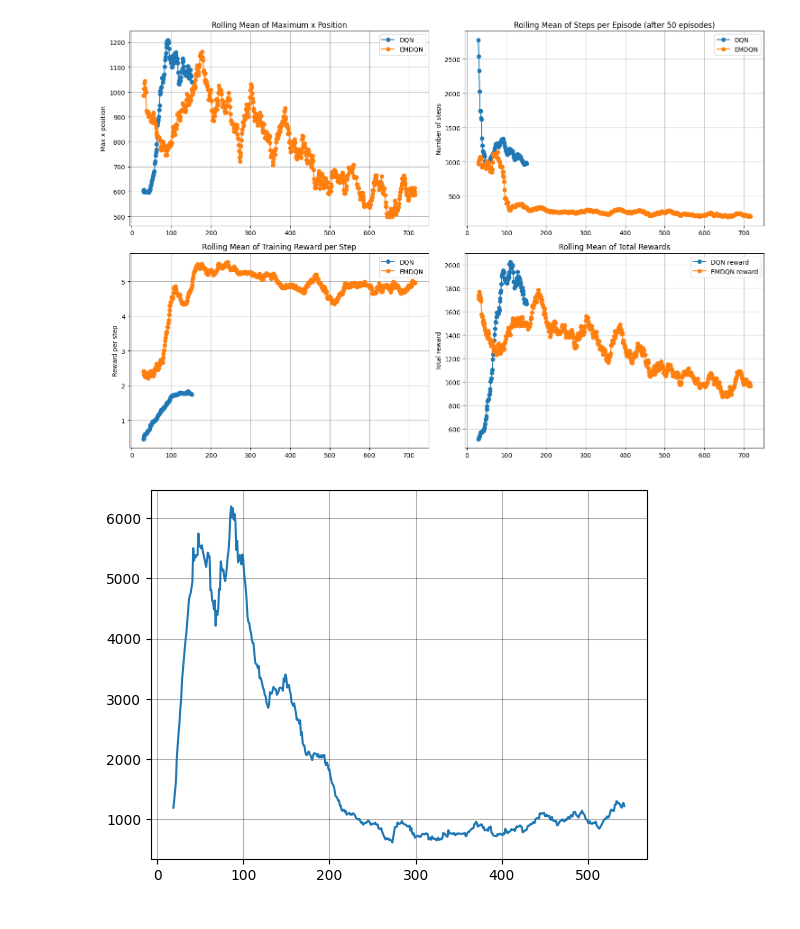
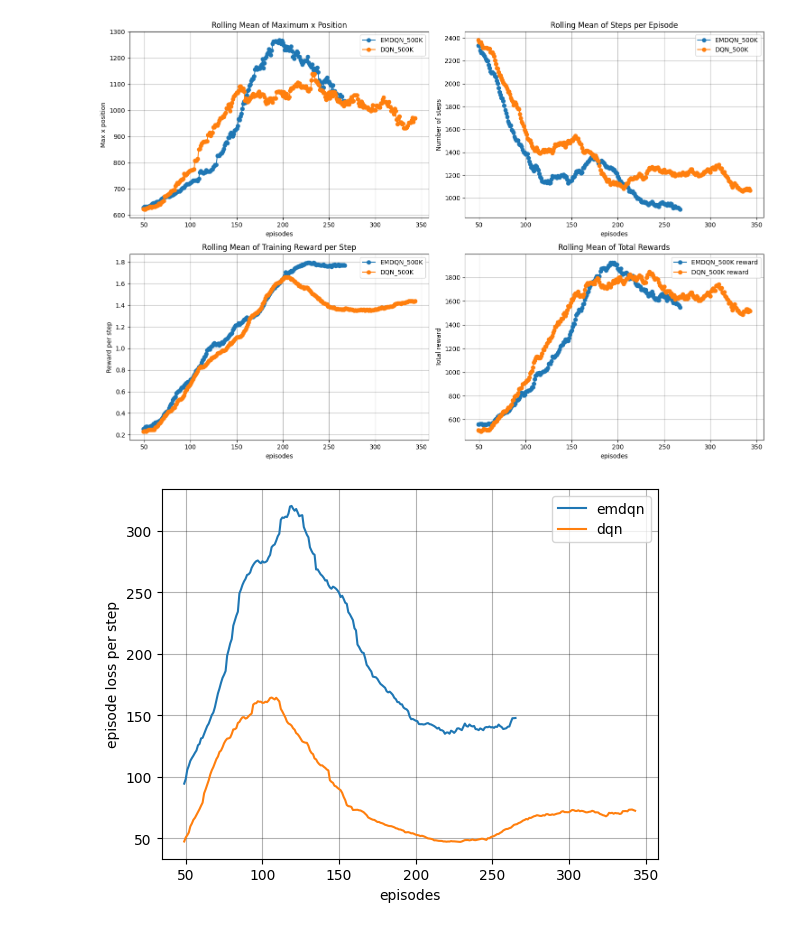
Before and after one commit to divyanshusharma1709/DDRL_Mario, a Jupyter notebook: plots.ipynb, the cells around one changed output. Saved outputs shown, nothing was run; the diff lists cells and outputs as text; code cells hidden in the pictures.

Commit message:
updated plotting code

```diff
--- a/plots.ipynb
+++ b/plots.ipynb
@@ -2,54 +2,60 @@
 import matplotlib.pyplot as plt
 import pandas as pd
 
-dqn = pd.read_csv("dqn_final_v0/train_metrics.csv", index_col=0)
-emdqn = pd.read_csv("emdqn_final_v0/train_metrics.csv", index_col=0)
-good = pd.read_csv("train_metrics_good.csv", index_col=0)
+# dqn = pd.read_csv("dqn_final_v0/train_metrics.csv", index_col=0)
+# emdqn = pd.read_csv("emdqn_final_v0/train_metrics.csv", index_col=0)
+emdqn_long = pd.read_csv("emdqn_no_skipping_short_ep_long_v0/train_metrics.csv", index_col=0)
+dqn_long = pd.read_csv("dqn_no_skipping_short_ep_long_v0/train_metrics.csv", index_col=0)
 
 fig, axs = plt.subplots(2, 2, figsize=(15, 10))
 
-window_size = 30
+window_size = 50
 
 for name, df in [
-    ("dqn", dqn),
-    ("emdqn", emdqn),
-    # ("good", good)
+    # ("dqn", dqn),
+    # ("emdqn", emdqn),
+    ("emdqn_500k", emdqn_long),
+    ("dqn_500k", dqn_long)
 ]:
     # Plot max x position
     axs[0, 0].plot(df.ep_max_x_pos.rolling(window_size).mean(), marker="o", label=name.upper())
     axs[0, 0].set_ylabel("Max x position")
     axs[0, 0].set_title("Rolling Mean of Maximum x Position")
     axs[0, 0].legend()
 
     # Plot number of steps
     axs[0, 1].plot(df.ep_steps.rolling(window_size).mean(), marker="o", label=name.upper())
     axs[0, 1].set_ylabel("Number of steps")
-    axs[0, 1].set_title("Rolling Mean of Steps per Episode (after 50 episodes)")
+    axs[0, 1].set_title("Rolling Mean of Steps per Episode")
     axs[0, 1].legend()
 
     # Plot train reward per step
     axs[1, 0].plot(df.ep_train_reward_per_step.rolling(window_size).mean(), marker="o", label=name.upper())
     axs[1, 0].set_ylabel("Reward per step")
     axs[1, 0].set_title("Rolling Mean of Training Reward per Step")
     axs[1, 0].legend()
 
     # Plot total rewards
     axs[1, 1].plot(df.ep_total_reward.rolling(window_size).mean(), label=f"{name.upper()} reward", marker="o")
     axs[1, 1].set_ylabel("Total reward")
     axs[1, 1].set_title("Rolling Mean of Total Rewards")
     axs[1, 1].legend()
 
-axs[0, 0].grid()
-axs[0, 1].grid()
-axs[1, 0].grid()
-axs[1, 1].grid()
+for i in range(2):
+    for j in range(2):
+        axs[i, j].grid()
+        axs[i, j].set_xlabel("episodes")
 
 plt.tight_layout()
 plt.show()
 # %% [output]
-[figure, old version]
+[figure, new version]
 # %%
-plt.plot(emdqn.ep_train_loss_per_step.rolling(window_size).mean())
+plt.plot(emdqn_long.ep_train_loss_per_step.rolling(window_size).mean(), label="emdqn")
+plt.plot(dqn_long.ep_train_loss_per_step.rolling(window_size).mean(), label="dqn")
+plt.xlabel("episodes")
+plt.ylabel("episode loss per step")
+plt.legend()
 plt.grid()
 # %% [output]
-[figure, old version]
+[figure, new version]
```
Also changed, not shown: 1 other file.
